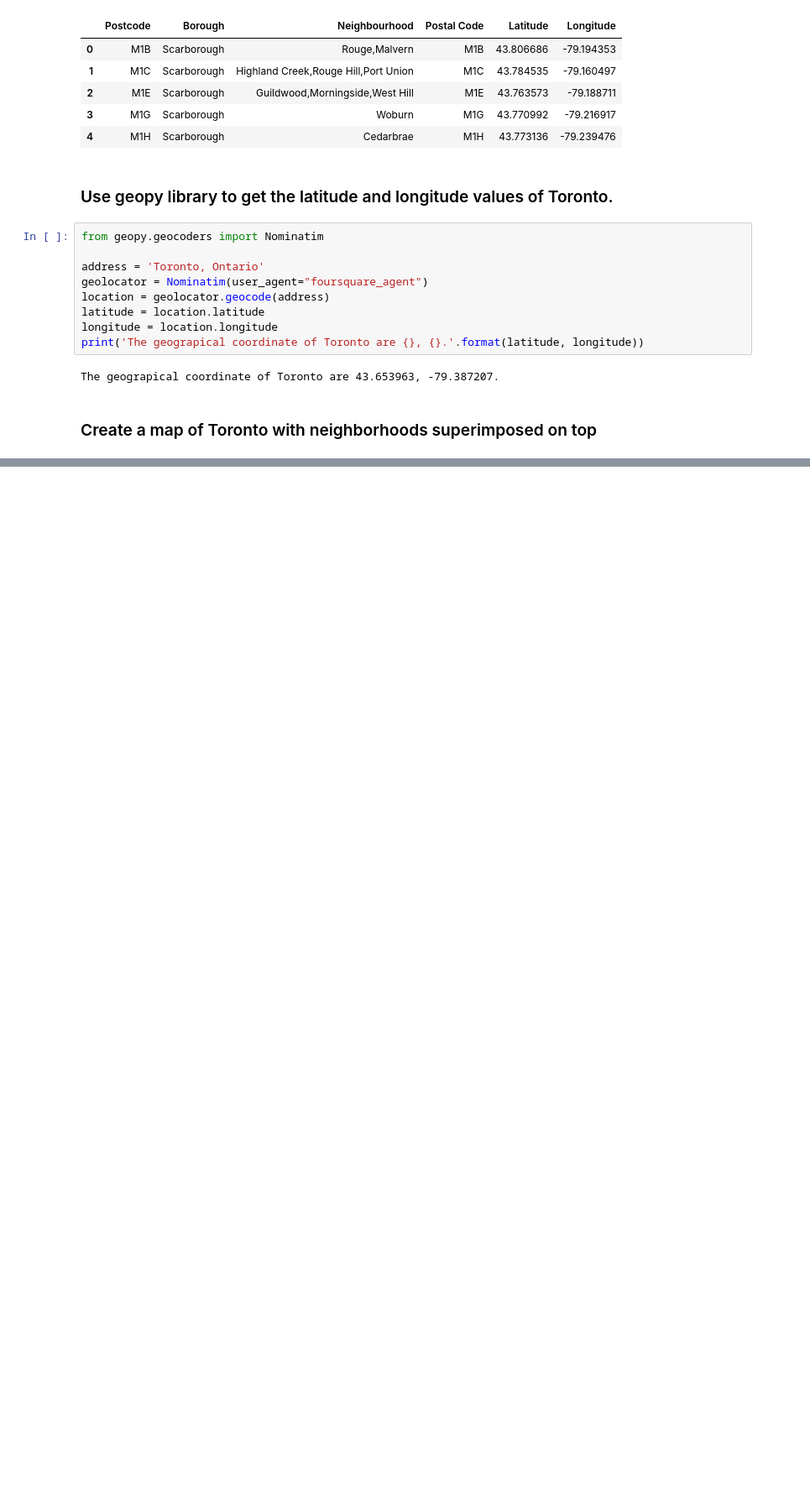
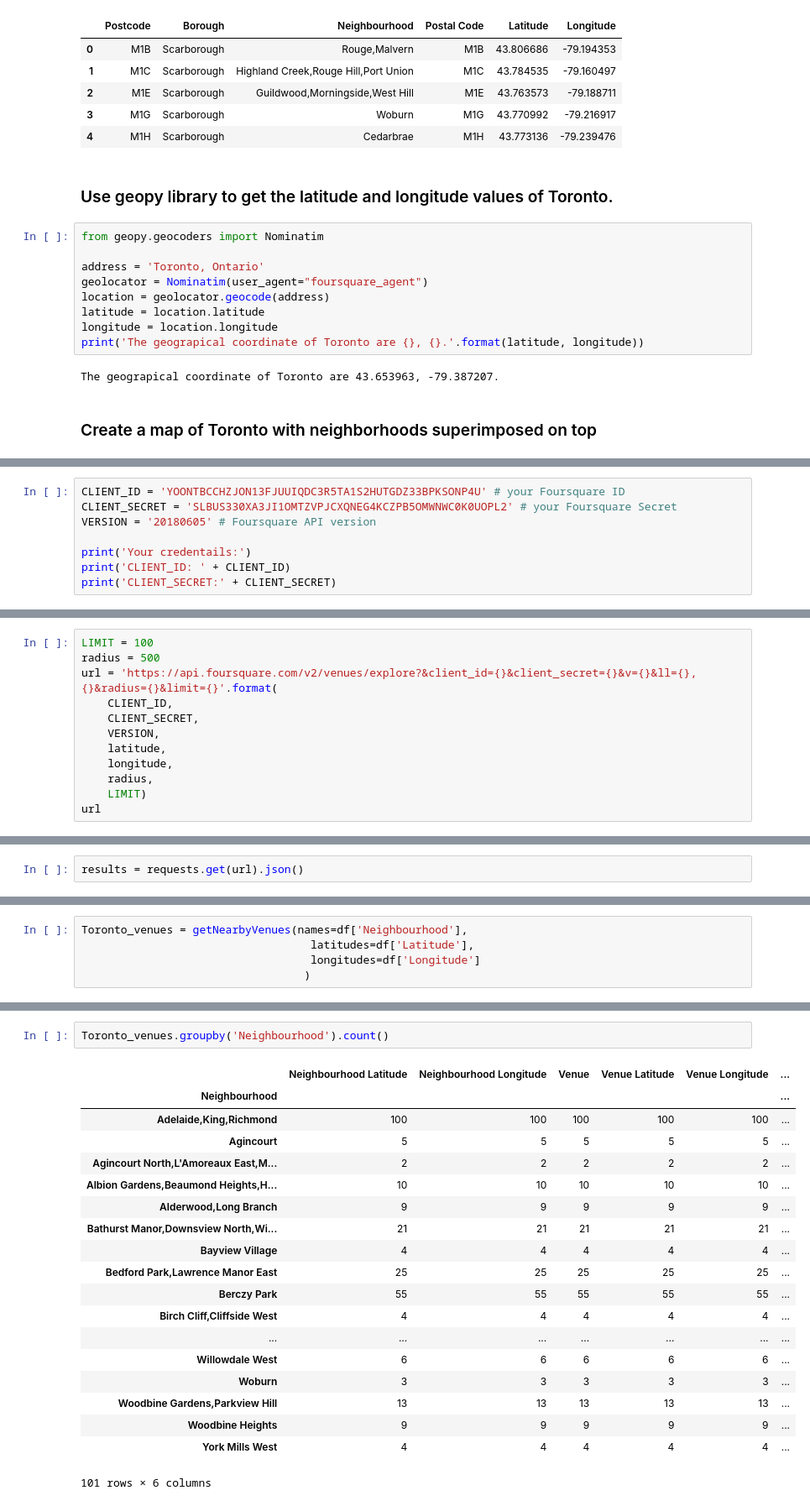
Before and after one commit to chocolateoops/Coursera_Capstone, a Jupyter notebook: map.ipynb, the cells around one changed output, grey strips where cells are left out. Shown: that part at 84% size. Saved outputs shown, nothing was run; the diff lists cells and outputs as text; blank space fills up the shorter version.

```diff
--- a/map.ipynb
+++ b/map.ipynb
@@ -55,0 +84,8 @@ map_t
+# %%
+CLIENT_ID = 'YOONTBCCHZJON13FJUUIQDC3R5TA1S2HUTGDZ33BPKSONP4U' # your Foursquare ID
+CLIENT_SECRET = 'SLBUS330XA3JI1OMTZVPJCXQNEG4KCZPB5OMWNWC0K0UOPL2' # your Foursquare Secret
+VERSION = '20180605' # Foursquare API version
+
+print('Your credentails:')
+print('CLIENT_ID: ' + CLIENT_ID)
+print('CLIENT_SECRET:' + CLIENT_SECRET)
@@ -55,0 +98,12 @@ map_t
+# %%
+LIMIT = 100
+radius = 500
+url = 'https://api.foursquare.com/v2/venues/explore?&client_id={}&client_secret={}&v={}&ll={},{}&radius={}&limit={}'.format(
+    CLIENT_ID,
+    CLIENT_SECRET,
+    VERSION,
+    latitude,
+    longitude,
+    radius,
+    LIMIT)
+url
@@ -55,0 +112,2 @@ map_t
+# %%
+results = requests.get(url).json()
@@ -55,0 +156,5 @@ map_t
+# %%
+Toronto_venues = getNearbyVenues(names=df['Neighbourhood'],
+                                   latitudes=df['Latitude'],
+                                   longitudes=df['Longitude']
+                                  )
@@ -55,0 +190,22 @@ map_t
+# %%
+Toronto_venues.groupby('Neighbourhood').count()
+# %% [output]
+|  | Neighbourhood Latitude | Neighbourhood Longitude | Venue | Venue Latitude | Venue Longitude | ... |
+| Neighbourhood |  |  |  |  |  | ... |
+| Adelaide,King,Richmond | 100 | 100 | 100 | 100 | 100 | ... |
+| Agincourt | 5 | 5 | 5 | 5 | 5 | ... |
+| Agincourt North,L'Amoreaux East,M... | 2 | 2 | 2 | 2 | 2 | ... |
+| Albion Gardens,Beaumond Heights,H... | 10 | 10 | 10 | 10 | 10 | ... |
+| Alderwood,Long Branch | 9 | 9 | 9 | 9 | 9 | ... |
+| Bathurst Manor,Downsview North,Wi... | 21 | 21 | 21 | 21 | 21 | ... |
+| Bayview Village | 4 | 4 | 4 | 4 | 4 | ... |
+| Bedford Park,Lawrence Manor East | 25 | 25 | 25 | 25 | 25 | ... |
+| Berczy Park | 55 | 55 | 55 | 55 | 55 | ... |
+| Birch Cliff,Cliffside West | 4 | 4 | 4 | 4 | 4 | ... |
+| ... | ... | ... | ... | ... | ... | ... |
+| Willowdale West | 6 | 6 | 6 | 6 | 6 | ... |
+| Woburn | 3 | 3 | 3 | 3 | 3 | ... |
+| Woodbine Gardens,Parkview Hill | 13 | 13 | 13 | 13 | 13 | ... |
+| Woodbine Heights | 9 | 9 | 9 | 9 | 9 | ... |
+| York Mills West | 4 | 4 | 4 | 4 | 4 | ... |
+101 rows × 6 columns
```
Also changed, not shown: parts of 16 cells of this notebook.
